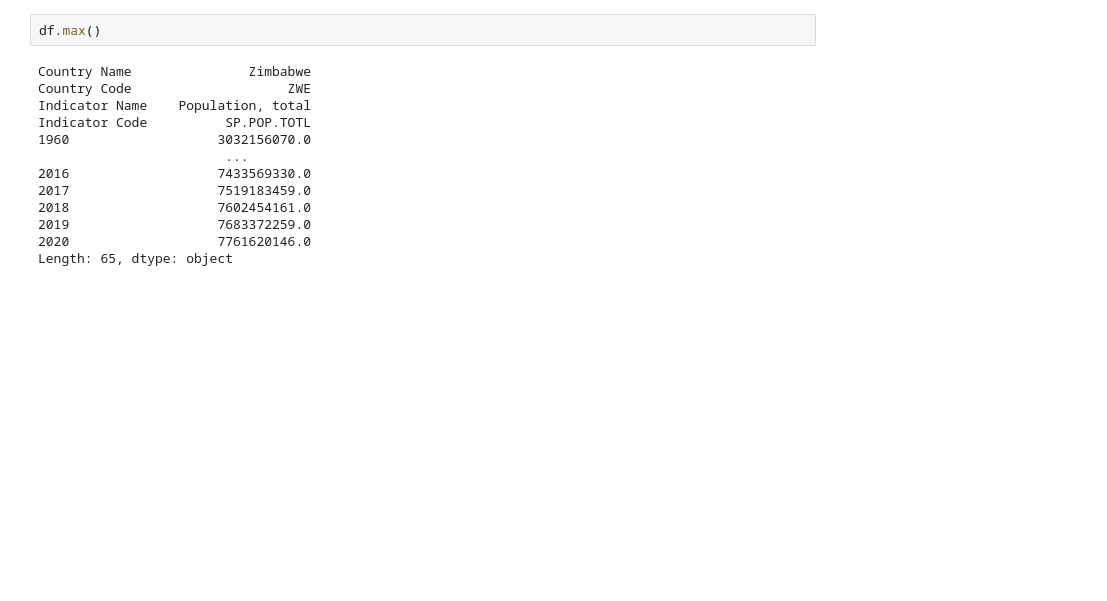
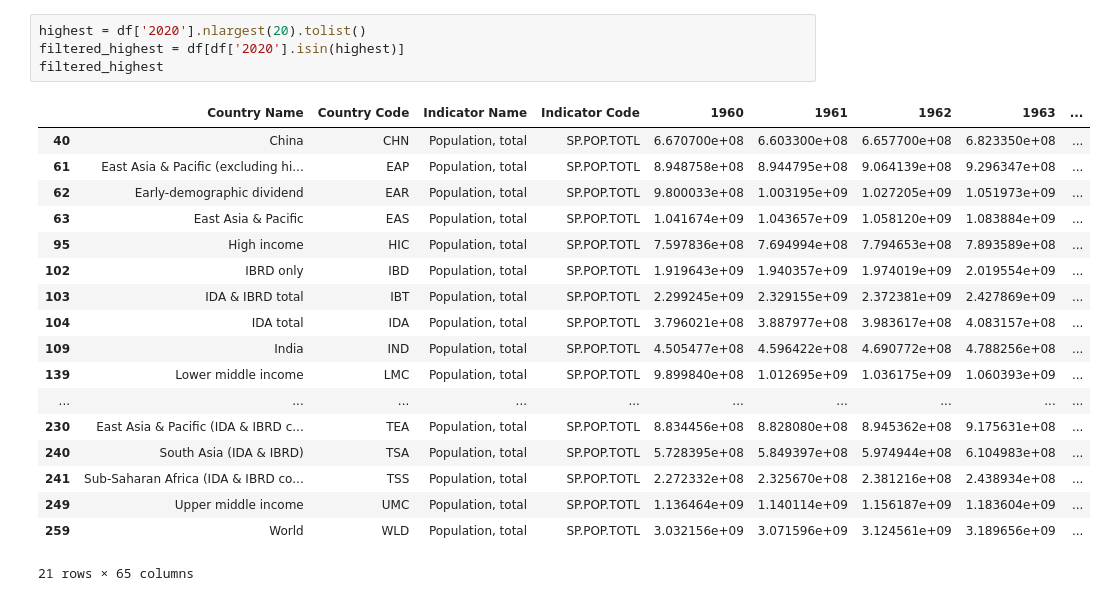
Before and after one commit to wendikardian/aidev2, a Jupyter notebook: pop/main.ipynb, the cells around one changed output. Saved outputs shown, nothing was run; the diff lists cells and outputs as text; blank space fills up the shorter version.

```diff
--- a/pop/main.ipynb
+++ b/pop/main.ipynb
@@ -11,20 +11,28 @@ df.head()
 | 3 | Africa Western and Central | AFW | Population, total | SP.POP.TOTL | 96396419.0 | 98407221.0 | 100506960.0 | 102691339.0 | ... |
 | 4 | Angola | AGO | Population, total | SP.POP.TOTL | 5454938.0 | 5531451.0 | 5608499.0 | 5679409.0 | ... |
 5 rows × 65 columns
-# %%
-df.max()
-# %% [output]
-Country Name               Zimbabwe
-Country Code                    ZWE
-Indicator Name    Population, total
-Indicator Code          SP.POP.TOTL
-1960                   3032156070.0
-                        ...
-2016                   7433569330.0
-2017                   7519183459.0
-2018                   7602454161.0
-2019                   7683372259.0
-2020                   7761620146.0
-Length: 65, dtype: object
+# %%
+highest = df['2020'].nlargest(20).tolist()
+filtered_highest = df[df['2020'].isin(highest)]
+filtered_highest
+# %% [output]
+|  | Country Name | Country Code | Indicator Name | Indicator Code | 1960 | 1961 | 1962 | 1963 | ... |
+| 40 | China | CHN | Population, total | SP.POP.TOTL | 6.670700e+08 | 6.603300e+08 | 6.657700e+08 | 6.823350e+08 | ... |
+| 61 | East Asia & Pacific (excluding hi... | EAP | Population, total | SP.POP.TOTL | 8.948758e+08 | 8.944795e+08 | 9.064139e+08 | 9.296347e+08 | ... |
+| 62 | Early-demographic dividend | EAR | Population, total | SP.POP.TOTL | 9.800033e+08 | 1.003195e+09 | 1.027205e+09 | 1.051973e+09 | ... |
+| 63 | East Asia & Pacific | EAS | Population, total | SP.POP.TOTL | 1.041674e+09 | 1.043657e+09 | 1.058120e+09 | 1.083884e+09 | ... |
+| 95 | High income | HIC | Population, total | SP.POP.TOTL | 7.597836e+08 | 7.694994e+08 | 7.794653e+08 | 7.893589e+08 | ... |
+| 102 | IBRD only | IBD | Population, total | SP.POP.TOTL | 1.919643e+09 | 1.940357e+09 | 1.974019e+09 | 2.019554e+09 | ... |
+| 103 | IDA & IBRD total | IBT | Population, total | SP.POP.TOTL | 2.299245e+09 | 2.329155e+09 | 2.372381e+09 | 2.427869e+09 | ... |
+| 104 | IDA total | IDA | Population, total | SP.POP.TOTL | 3.796021e+08 | 3.887977e+08 | 3.983617e+08 | 4.083157e+08 | ... |
+| 109 | India | IND | Population, total | SP.POP.TOTL | 4.505477e+08 | 4.596422e+08 | 4.690772e+08 | 4.788256e+08 | ... |
+| 139 | Lower middle income | LMC | Population, total | SP.POP.TOTL | 9.899840e+08 | 1.012695e+09 | 1.036175e+09 | 1.060393e+09 | ... |
+| ... | ... | ... | ... | ... | ... | ... | ... | ... | ... |
+| 230 | East Asia & Pacific (IDA & IBRD c... | TEA | Population, total | SP.POP.TOTL | 8.834456e+08 | 8.828080e+08 | 8.945362e+08 | 9.175631e+08 | ... |
+| 240 | South Asia (IDA & IBRD) | TSA | Population, total | SP.POP.TOTL | 5.728395e+08 | 5.849397e+08 | 5.974944e+08 | 6.104983e+08 | ... |
+| 241 | Sub-Saharan Africa (IDA & IBRD co... | TSS | Population, total | SP.POP.TOTL | 2.272332e+08 | 2.325670e+08 | 2.381216e+08 | 2.438934e+08 | ... |
+| 249 | Upper middle income | UMC | Population, total | SP.POP.TOTL | 1.136464e+09 | 1.140114e+09 | 1.156187e+09 | 1.183604e+09 | ... |
+| 259 | World | WLD | Population, total | SP.POP.TOTL | 3.032156e+09 | 3.071596e+09 | 3.124561e+09 | 3.189656e+09 | ... |
+21 rows × 65 columns
 # %%
 import seaborn as sns
```
Also changed, not shown: parts of 15 cells of this notebook, 8 other files.
